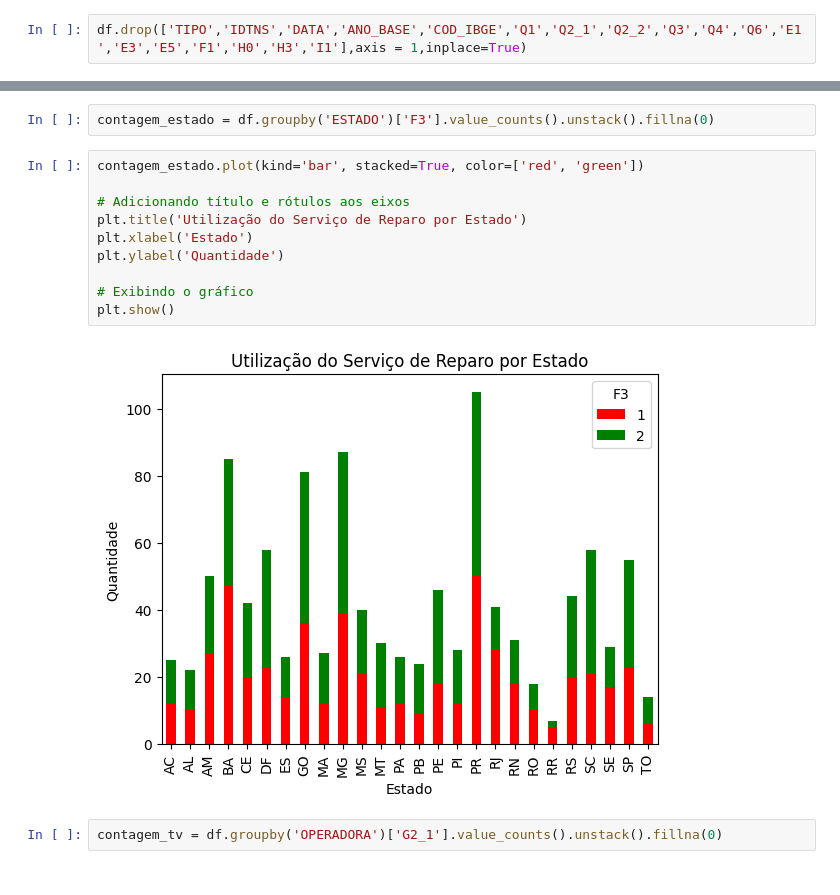
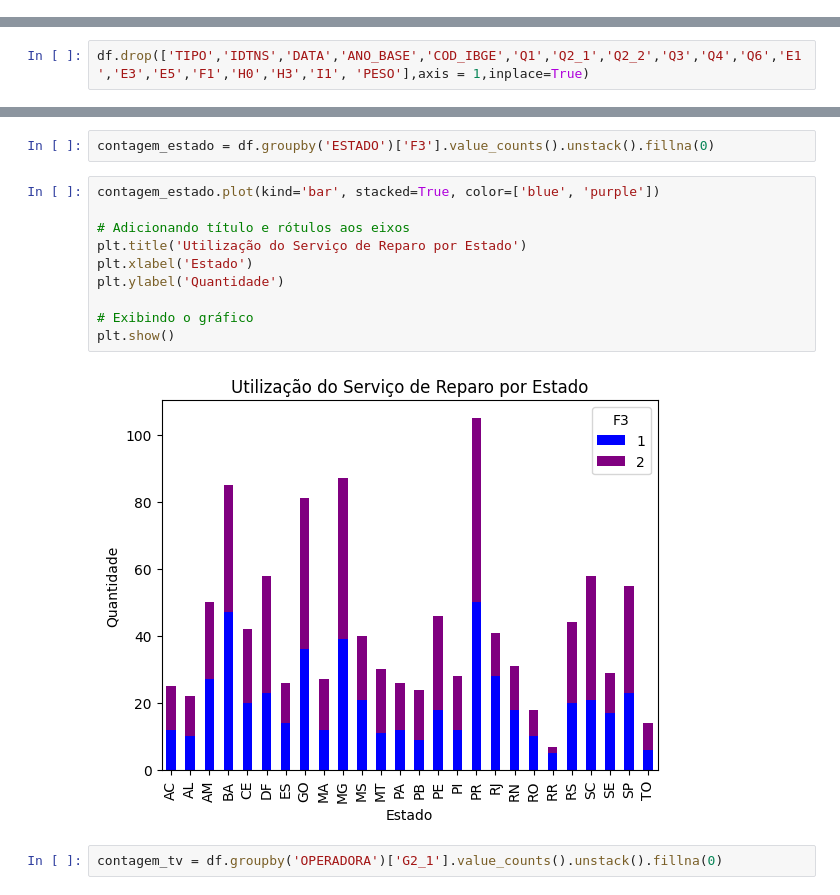
Before and after one commit to mheloisagalvao/projeto-ml, a Jupyter notebook: Projeto_THK.ipynb, the cells around one changed output, grey strips where cells are left out. Drawn from its saved outputs; the diff is of its cells as text.

```diff
--- a/Projeto_THK.ipynb
+++ b/Projeto_THK.ipynb
@@ -216,5 +143,3 @@ As Colunas que foram tiradas anteriormente possuiam mais valores nulos do que re
-# %%
-df.drop(['TIPO','IDTNS','DATA','ANO_BASE','COD_IBGE','Q1','Q2_1','Q2_2','Q3','Q4','Q6','E1','E3','E5','F1','H0','H3','I1'],axis = 1,inplace=True)
 # %%
 df
 # %% [output]
@@ -233,0 +198,2 @@ df
+# %%
+df.drop(['TIPO','IDTNS','DATA','ANO_BASE','COD_IBGE','Q1','Q2_1','Q2_2','Q3','Q4','Q6','E1','E3','E5','F1','H0','H3','I1', 'PESO'],axis = 1,inplace=True)
@@ -274,17 +256,17 @@ plt.show()
 # %%
 contagem_estado = df.groupby('ESTADO')['F3'].value_counts().unstack().fillna(0)
 # %%
-contagem_estado.plot(kind='bar', stacked=True, color=['red', 'green'])
+contagem_estado.plot(kind='bar', stacked=True, color=['blue', 'purple'])
 
 # Adicionando título e rótulos aos eixos
 plt.title('Utilização do Serviço de Reparo por Estado')
 plt.xlabel('Estado')
 plt.ylabel('Quantidade')
 
 # Exibindo o gráfico
 plt.show()
 # %% [output]
-[figure, old version]
+[figure, new version]
 # %%
 contagem_tv = df.groupby('OPERADORA')['G2_1'].value_counts().unstack().fillna(0)
 # %%
```
Also changed, not shown: parts of 32 cells of this notebook.
